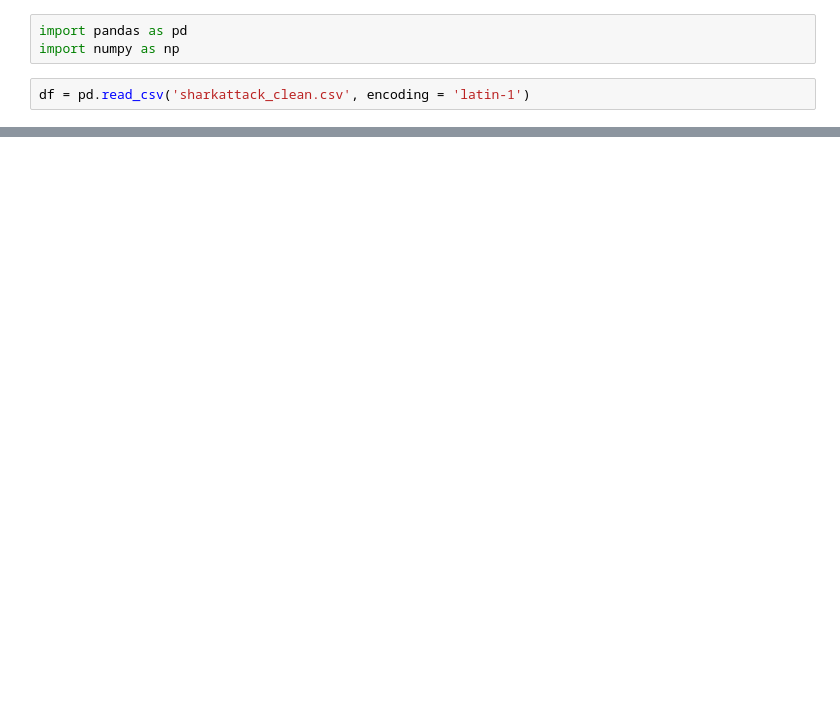
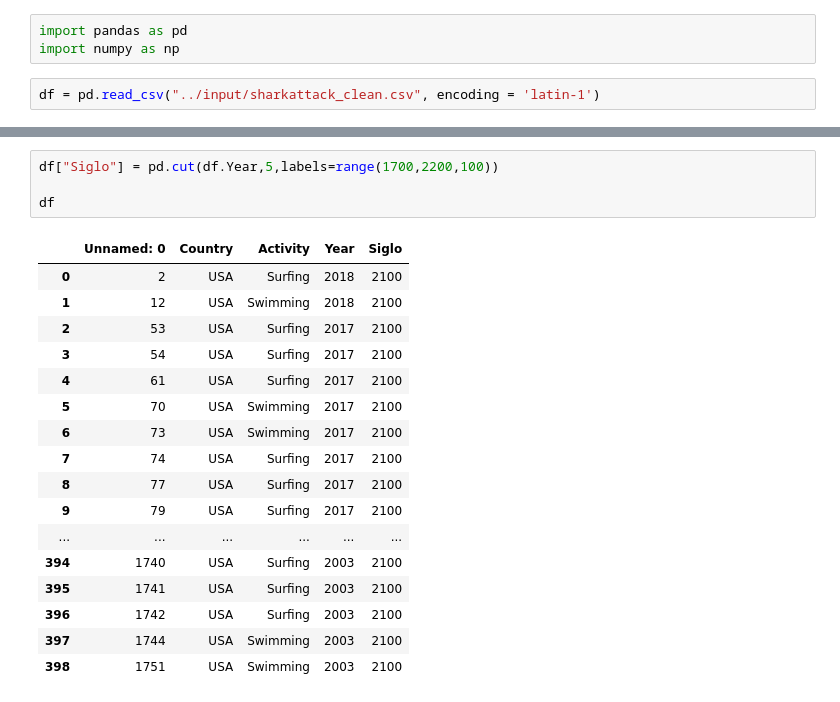
Before and after one commit to miriamvelloso/Sharkattackpd, a Jupyter notebook: Output/Data_analysis.ipynb, the cells around one changed output, grey strips where cells are left out. Drawn from its saved outputs; the diff is of its cells as text; blank space fills up the shorter version.

```diff
--- a/Output/Data_analysis.ipynb
+++ b/Output/Data_analysis.ipynb
@@ -2,4 +2,4 @@
 import pandas as pd
 import numpy as np
 # %%
-df = pd.read_csv('sharkattack_clean.csv', encoding = 'latin-1')
+df = pd.read_csv("../input/sharkattack_clean.csv", encoding = 'latin-1')
@@ -11,0 +47,22 @@ FileNotFoundError: [Errno 2] File sharkattack_clean.csv does not exist: 'sharkat
+# %%
+df["Siglo"] = pd.cut(df.Year,5,labels=range(1700,2200,100))
+
+df
+# %% [output]
+|  | Unnamed: 0 | Country | Activity | Year | Siglo |
+| 0 | 2 | USA | Surfing | 2018 | 2100 |
+| 1 | 12 | USA | Swimming | 2018 | 2100 |
+| 2 | 53 | USA | Surfing | 2017 | 2100 |
+| 3 | 54 | USA | Surfing | 2017 | 2100 |
+| 4 | 61 | USA | Surfing | 2017 | 2100 |
+| 5 | 70 | USA | Swimming | 2017 | 2100 |
+| 6 | 73 | USA | Swimming | 2017 | 2100 |
+| 7 | 74 | USA | Surfing | 2017 | 2100 |
+| 8 | 77 | USA | Surfing | 2017 | 2100 |
+| 9 | 79 | USA | Surfing | 2017 | 2100 |
+| ... | ... | ... | ... | ... | ... |
+| 394 | 1740 | USA | Surfing | 2003 | 2100 |
+| 395 | 1741 | USA | Surfing | 2003 | 2100 |
+| 396 | 1742 | USA | Surfing | 2003 | 2100 |
+| 397 | 1744 | USA | Swimming | 2003 | 2100 |
+| 398 | 1751 | USA | Swimming | 2003 | 2100 |
```
Also changed, not shown: parts of 6 cells of this notebook, 1 other file.
